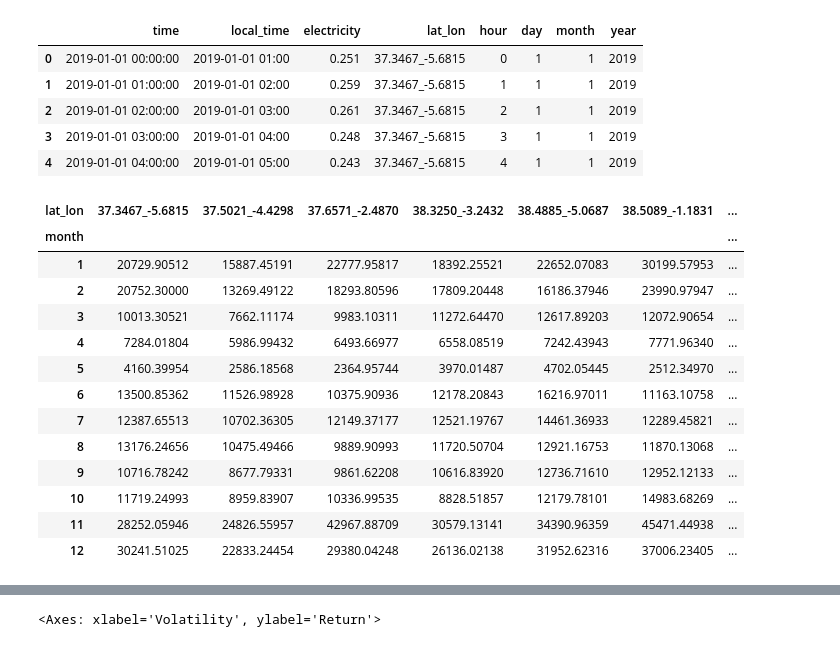
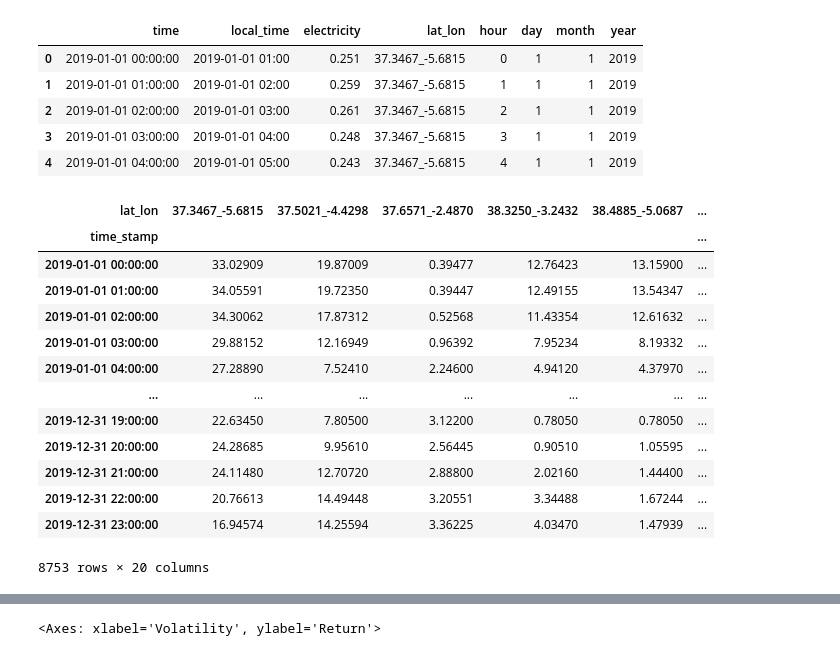
Before and after one commit to marchd1997/EDP_CRM_week, a Jupyter notebook: notebooks/exploration_prices.ipynb, the cells around one changed output, grey strips where cells are left out. Drawn from its saved outputs; the diff is of its cells as text; code cells hidden in the pictures.

```diff
--- a/notebooks/exploration_prices.ipynb
+++ b/notebooks/exploration_prices.ipynb
@@ -86,24 +87,26 @@ df_revenue = df_revenue[['lat_lon','price','electricity','hour','day','month']]
 # %%
 # compute asset revenue
 df_revenue['revenue'] = df_revenue['price'] * df_revenue['electricity']
+df_revenue['year'] = 2019
+df_revenue['time_stamp'] = df_revenue[['year', 'month', 'day', 'hour']].apply(lambda s : datetime.datetime(*s),axis = 1)
 # %%
-monthly_rev = pd.pivot_table(df_revenue, values='revenue', index='month', columns='lat_lon', aggfunc='sum')
+monthly_rev = pd.pivot_table(df_revenue, values='revenue', index='time_stamp', columns='lat_lon', aggfunc='sum')
 monthly_rev
 # %% [output]
-| lat_lon | 37.3467_-5.6815 | 37.5021_-4.4298 | 37.6571_-2.4870 | 38.3250_-3.2432 | 38.4885_-5.0687 | 38.5089_-1.1831 | ... |
-| month |  |  |  |  |  |  | ... |
-| 1 | 20729.90512 | 15887.45191 | 22777.95817 | 18392.25521 | 22652.07083 | 30199.57953 | ... |
-| 2 | 20752.30000 | 13269.49122 | 18293.80596 | 17809.20448 | 16186.37946 | 23990.97947 | ... |
-| 3 | 10013.30521 | 7662.11174 | 9983.10311 | 11272.64470 | 12617.89203 | 12072.90654 | ... |
-| 4 | 7284.01804 | 5986.99432 | 6493.66977 | 6558.08519 | 7242.43943 | 7771.96340 | ... |
-| 5 | 4160.39954 | 2586.18568 | 2364.95744 | 3970.01487 | 4702.05445 | 2512.34970 | ... |
-| 6 | 13500.85362 | 11526.98928 | 10375.90936 | 12178.20843 | 16216.97011 | 11163.10758 | ... |
-| 7 | 12387.65513 | 10702.36305 | 12149.37177 | 12521.19767 | 14461.36933 | 12289.45821 | ... |
-| 8 | 13176.24656 | 10475.49466 | 9889.90993 | 11720.50704 | 12921.16753 | 11870.13068 | ... |
-| 9 | 10716.78242 | 8677.79331 | 9861.62208 | 10616.83920 | 12736.71610 | 12952.12133 | ... |
-| 10 | 11719.24993 | 8959.83907 | 10336.99535 | 8828.51857 | 12179.78101 | 14983.68269 | ... |
-| 11 | 28252.05946 | 24826.55957 | 42967.88709 | 30579.13141 | 34390.96359 | 45471.44938 | ... |
-| 12 | 30241.51025 | 22833.24454 | 29380.04248 | 26136.02138 | 31952.62316 | 37006.23405 | ... |
+| lat_lon | 37.3467_-5.6815 | 37.5021_-4.4298 | 37.6571_-2.4870 | 38.3250_-3.2432 | 38.4885_-5.0687 | ... |
+| time_stamp |  |  |  |  |  | ... |
+| 2019-01-01 00:00:00 | 33.02909 | 19.87009 | 0.39477 | 12.76423 | 13.15900 | ... |
+| 2019-01-01 01:00:00 | 34.05591 | 19.72350 | 0.39447 | 12.49155 | 13.54347 | ... |
+| 2019-01-01 02:00:00 | 34.30062 | 17.87312 | 0.52568 | 11.43354 | 12.61632 | ... |
+| 2019-01-01 03:00:00 | 29.88152 | 12.16949 | 0.96392 | 7.95234 | 8.19332 | ... |
+| 2019-01-01 04:00:00 | 27.28890 | 7.52410 | 2.24600 | 4.94120 | 4.37970 | ... |
+| ... | ... | ... | ... | ... | ... | ... |
+| 2019-12-31 19:00:00 | 22.63450 | 7.80500 | 3.12200 | 0.78050 | 0.78050 | ... |
+| 2019-12-31 20:00:00 | 24.28685 | 9.95610 | 2.56445 | 0.90510 | 1.05595 | ... |
+| 2019-12-31 21:00:00 | 24.11480 | 12.70720 | 2.88800 | 2.02160 | 1.44400 | ... |
+| 2019-12-31 22:00:00 | 20.76613 | 14.49448 | 3.20551 | 3.34488 | 1.67244 | ... |
+| 2019-12-31 23:00:00 | 16.94574 | 14.25594 | 3.36225 | 4.03470 | 1.47939 | ... |
+8753 rows × 20 columns
 # %%
 cov = monthly_rev.cov()
 exp = monthly_rev.sum()
```
Also changed, not shown: parts of 8 cells of this notebook.
